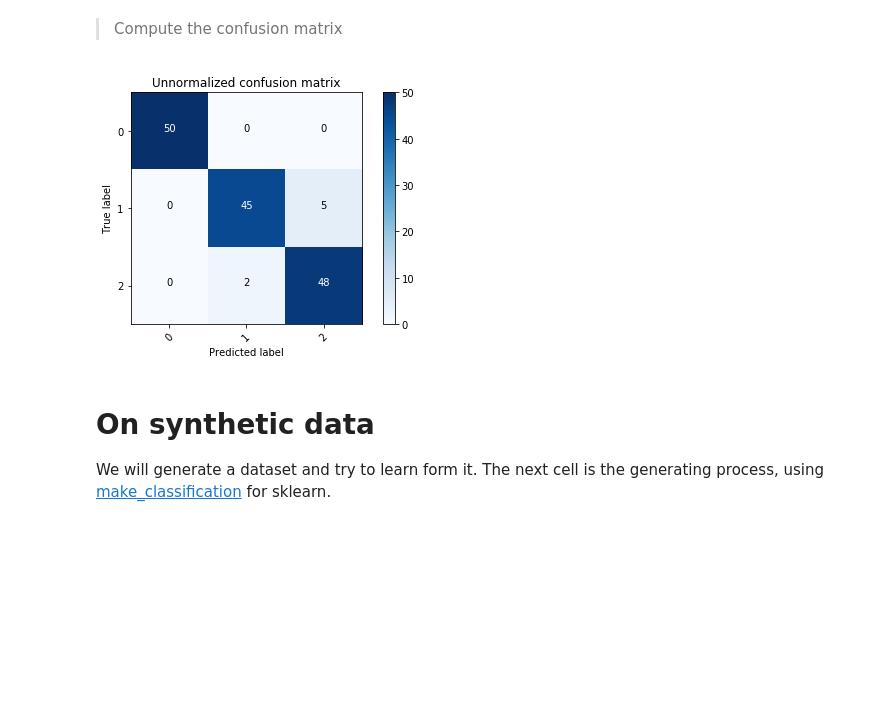
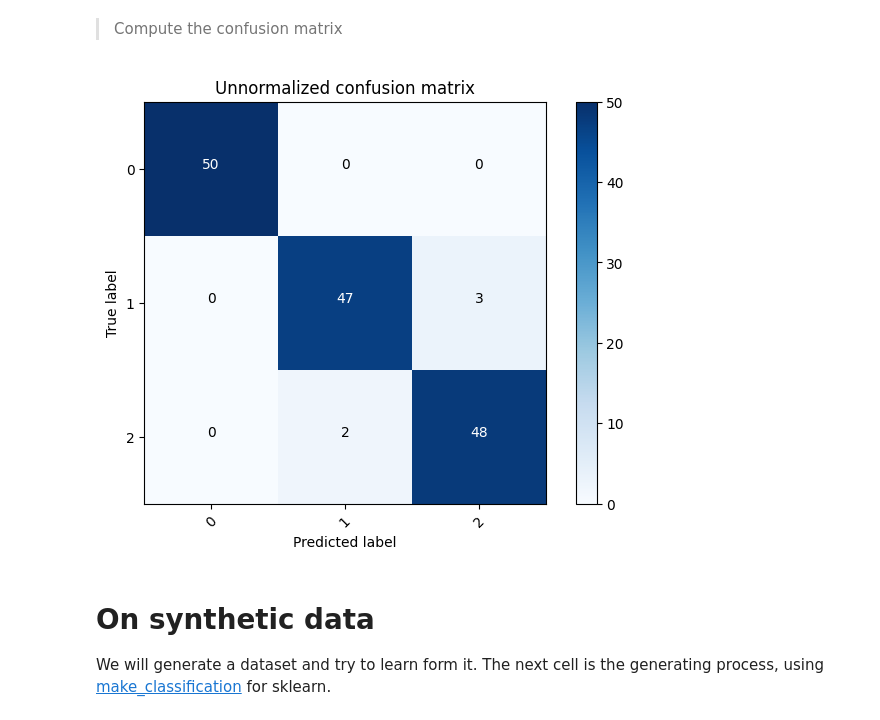
Before and after one commit to rousseam/KNearestNeighbors, a Jupyter notebook: Student_decision_ensemble_methods.ipynb, the cells around one changed output. Drawn from its saved outputs; the diff is of its cells as text; code cells hidden in the pictures; blank space fills up the shorter version.

```diff
--- a/Student_decision_ensemble_methods.ipynb
+++ b/Student_decision_ensemble_methods.ipynb
@@ -162,10 +162,10 @@ def plot_confusion_matrix(y_pred, y, classes=None, normalize=False):
 > Compute the confusion matrix
 # %%
 # Answer
-y_pred = # Put your answer here
+y_pred = clf.predict(X)
 plot_confusion_matrix(y_pred, y)
 # %% [output]
-[figure, old version]
+[figure, new version]
 # %% [markdown]
 # On synthetic data
 We will generate a dataset and try to learn form it. The next cell is the generating process, using [make_classification](https://scikit-learn.org/stable/modules/generated/sklearn.datasets.make_classification.html) for sklearn.
```
Also changed, not shown: parts of 2 cells of this notebook.
